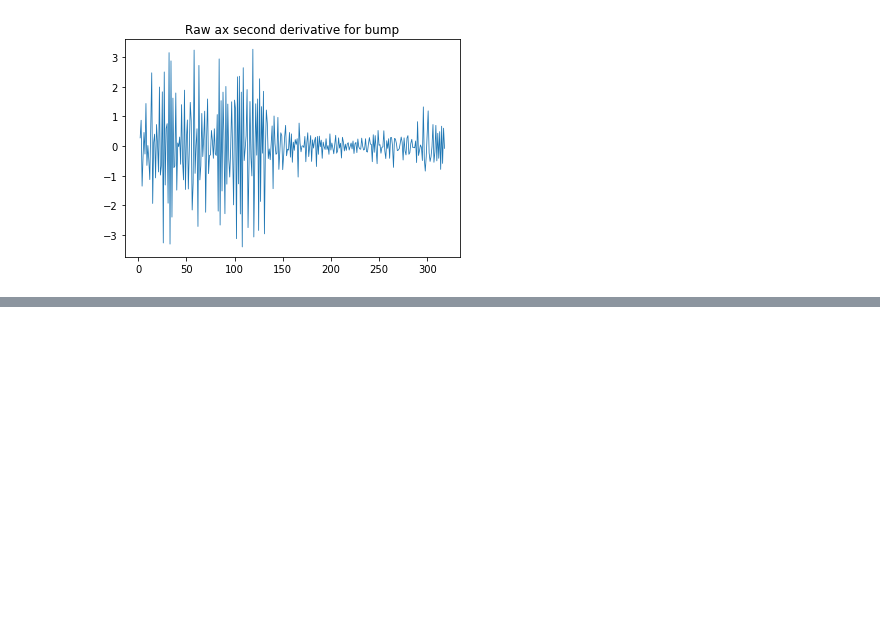
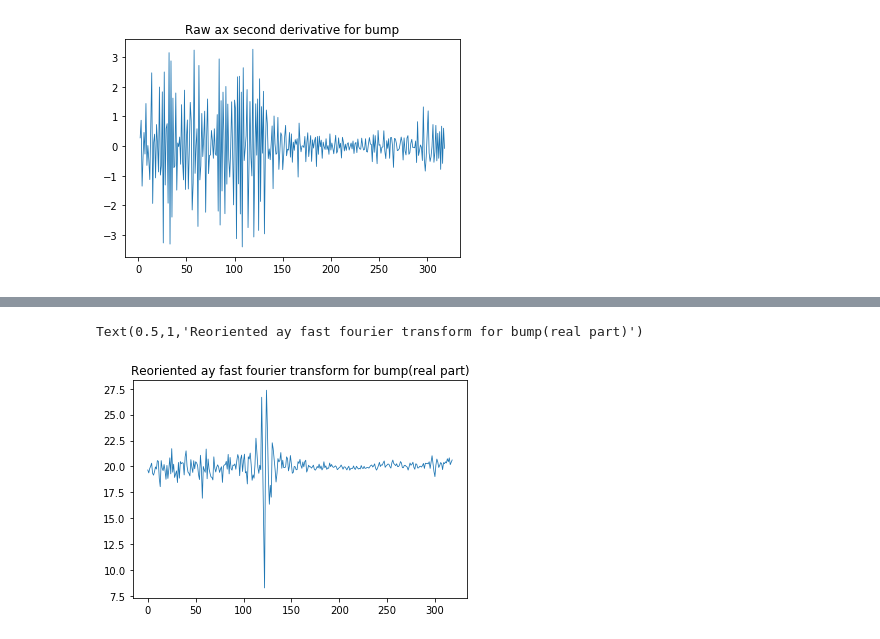
Before and after one commit to codemogroup/PythonGraphs, a Jupyter notebook: graphsFor_iRoads.ipynb, the cells around one changed output, grey strips where cells are left out. Saved outputs shown, nothing was run; the diff lists cells and outputs as text; code cells hidden in the pictures; blank space fills up the shorter version.

Commit message:
FFT added for bump

```diff
--- a/graphsFor_iRoads.ipynb
+++ b/graphsFor_iRoads.ipynb
@@ -133,0 +148,3 @@ Text(0.5,1,'Raw ax second derivative for bump')
+# %%
+dataBump = fft(dataBump)
+dataBump.shape
@@ -133,0 +153,3 @@ Text(0.5,1,'Raw ax second derivative for bump')
+# %%
+dataBump = pd.DataFrame(dataBump)
+dataBump.head()
@@ -133,0 +163,6 @@ Text(0.5,1,'Raw ax second derivative for bump')
+# %%
+dataBump['acceY'] = dataBump[0]
+dataBump['acceY_raw'] = dataBump[1]
+dataBump['acceX'] = dataBump[2]
+dataBump['acceX_raw'] = dataBump[3]
+dataBump.head()
@@ -133,0 +176,4 @@ Text(0.5,1,'Raw ax second derivative for bump')
+# %%
+bumpFeatures = ['acceY', 'acceY_raw','acceX','acceX_raw',]
+dataBump = dataBump[bumpFeatures]
+dataBump.head()
@@ -133,0 +199,6 @@ Text(0.5,1,'Raw ax second derivative for bump')
+# %%
+(dataBump.acceY.plot.line(lw=0.8))
+plt.title('Reoriented ay fast fourier transform for bump(real part)')
+# %% [output]
+Text(0.5,1,'Reoriented ay fast fourier transform for bump(real part)')
+[figure, added]
```
Also changed, not shown: parts of 18 cells of this notebook.
